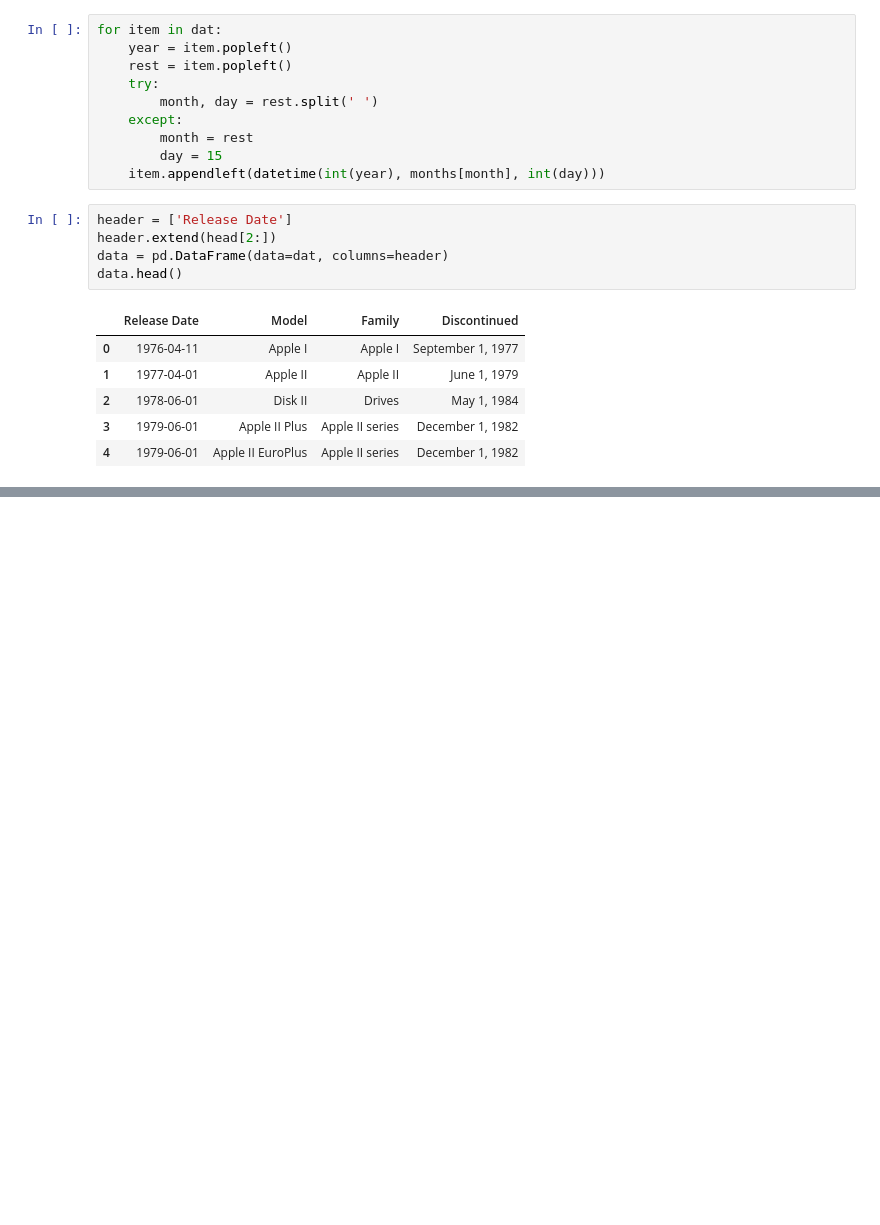
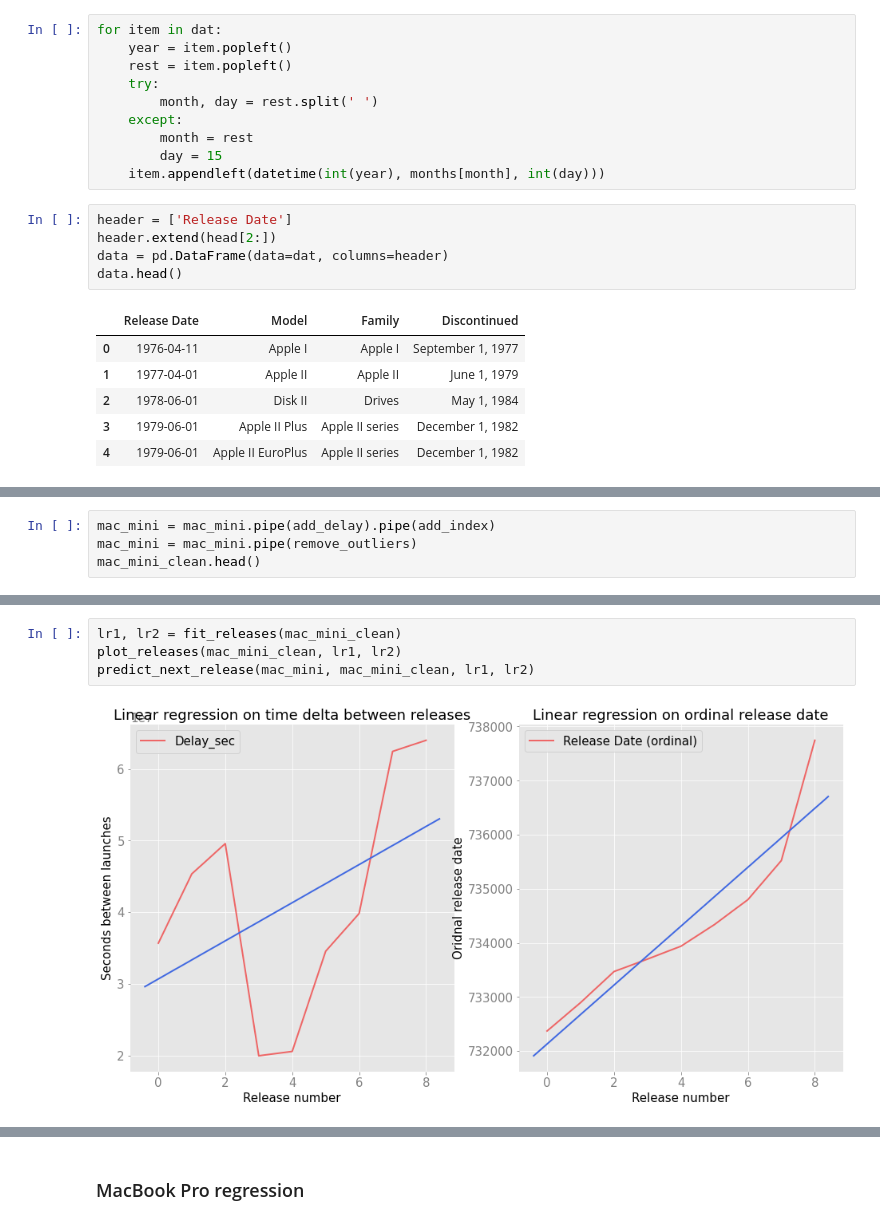
Before and after one commit to Cyrannosaurus/laptop-shenanigans, a Jupyter notebook: m2_predict.ipynb, the cells around one changed output, grey strips where cells are left out. Saved outputs shown, nothing was run; the diff lists cells and outputs as text; blank space fills up the shorter version.

```diff
--- a/m2_predict.ipynb
+++ b/m2_predict.ipynb
@@ -185,0 +203,4 @@ datetime.datetime(2018, 12, 4, 0, 0)
+# %%
+mac_mini = mac_mini.pipe(add_delay).pipe(add_index)
+mac_mini = mac_mini.pipe(remove_outliers)
+mac_mini_clean.head()
@@ -185,0 +214,6 @@ datetime.datetime(2018, 12, 4, 0, 0)
+# %%
+lr1, lr2 = fit_releases(mac_mini_clean)
+plot_releases(mac_mini_clean, lr1, lr2)
+predict_next_release(mac_mini, mac_mini_clean, lr1, lr2)
+# %% [output]
+[figure, added]
@@ -185,0 +221,2 @@ datetime.datetime(2018, 12, 4, 0, 0)
+# %% [markdown]
+### MacBook Pro regression
```
Also changed, not shown: parts of 32 cells of this notebook.
